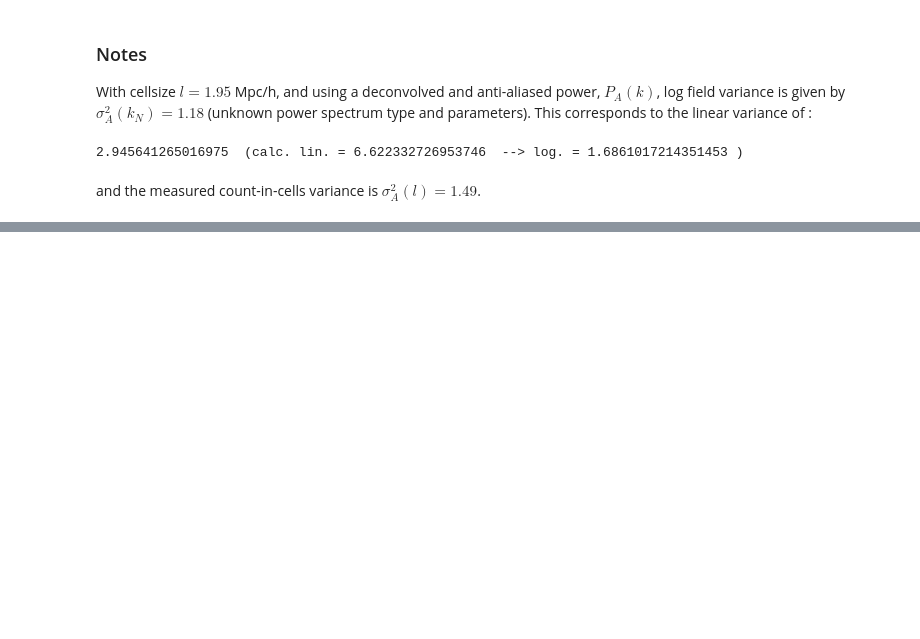
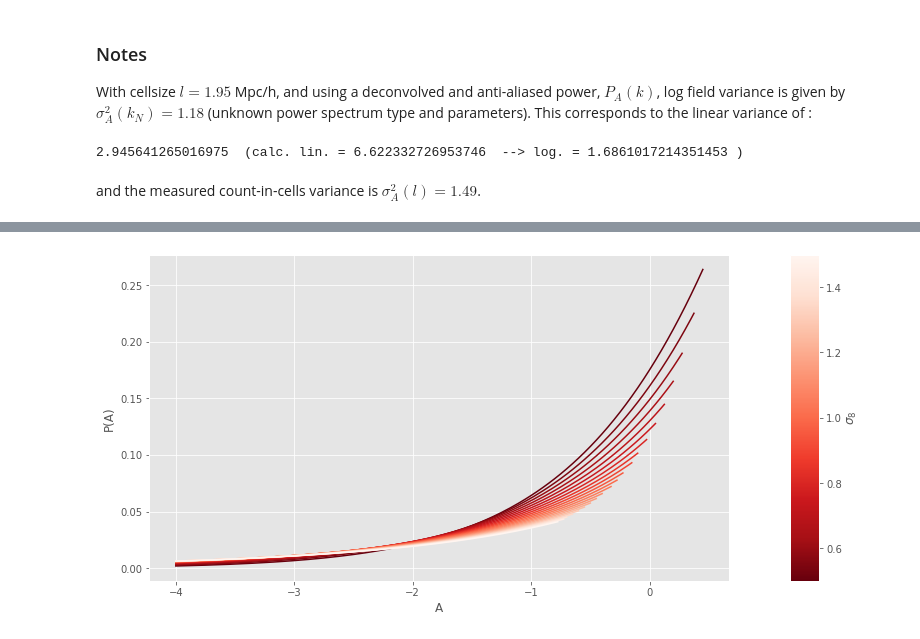
Before and after one commit to msssivadas10/cic_tests, a Jupyter notebook: test3.ipynb, the cells around one changed output, grey strips where cells are left out. Saved outputs shown, nothing was run; the diff lists cells and outputs as text; code cells hidden in the pictures; blank space fills up the shorter version.

Commit message:
Calculation of distribution function

```diff
--- a/test3.ipynb
+++ b/test3.ipynb
@@ -519,0 +588,54 @@ vlog_cic
+# %%
+def test_ldeltaDistr(x:float, cellsize: float, c: cosmology, sigma8: float, z: float = 0) -> float:
+    """ get the log field one point distribution function. """
+    x = np.asarray(x)
+    retval = np.empty_like(x)
+
+    # get parameters:
+    mu, sigma, xi = test_getParameters(cellsize, c, sigma8, z)
+
+    mask = (x <= mu - sigma / xi) # x has upper limit
+
+    retval[~mask] = 0.0
+
+    t = (1 + (x[mask] + mu) * xi / sigma)**(-1/xi)
+    retval[mask] = t**(1 + xi) * np.exp(-t) / sigma
+    return retval
+# %%
+def draw_ldeltaDistr():
+    """ draw the log field distribution function. """
+
+    def _ldelta_distr(x: float, sigma8: float) -> float:
+        return test_ldeltaDistr(x, 1.95, c, sigma8)
+
+    s8  = np.linspace(0.5, 1.5, 21)
+
+    # creating a colormap
+    from matplotlib import colors, cm
+    cmap = cm.ScalarMappable(
+                                norm = colors.Normalize(s8.min(), s8.max(), ),
+                                cmap = cm.Reds_r
+                            )
+    cmap.set_array([])
+
+    x = np.linspace(-4.0, 1.0, 201)
+
+    fig, (ax1, cax) = plt.subplots(1, 2, figsize = (12, 6),
+                                        gridspec_kw = {"width_ratios":[1, 0.05]})
+
+
+    for sigma8 in s8:
+        px   = _ldelta_distr(x, sigma8)
+        mask = (px > 0.0)
+        ax1.plot(x[mask], px[mask], '-', color = cmap.to_rgba(sigma8))
+
+    ax1.set_xlabel('A'); ax1.set_ylabel('P(A)')
+
+    plt.colorbar(cmap, cax = cax, orientation = "vertical")
+    cax.set_ylabel('$\\sigma_8$')
+
+    plt.show()
+
+draw_ldeltaDistr()
+# %% [output]
+[figure, added]
```
Also changed, not shown: parts of 7 cells of this notebook.
